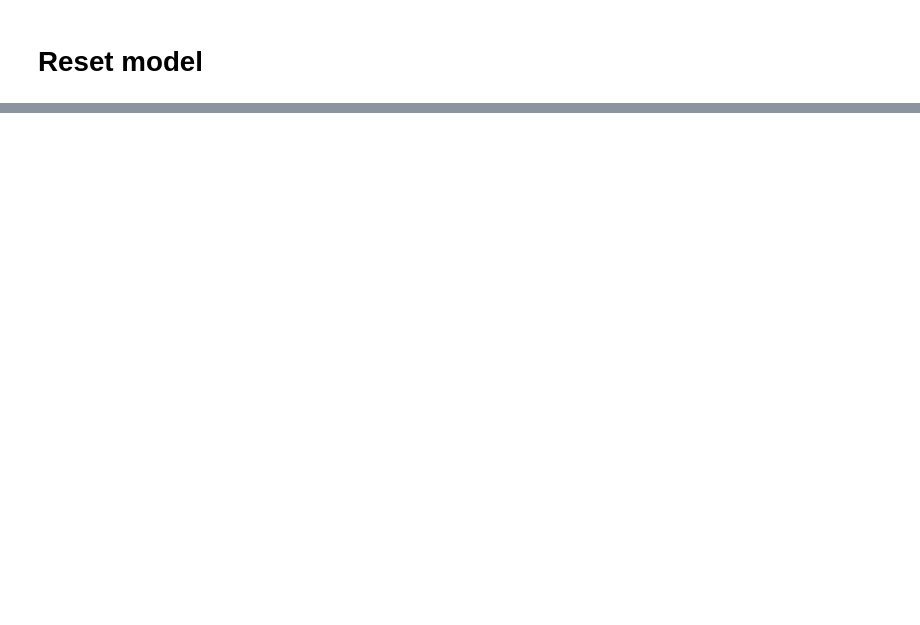
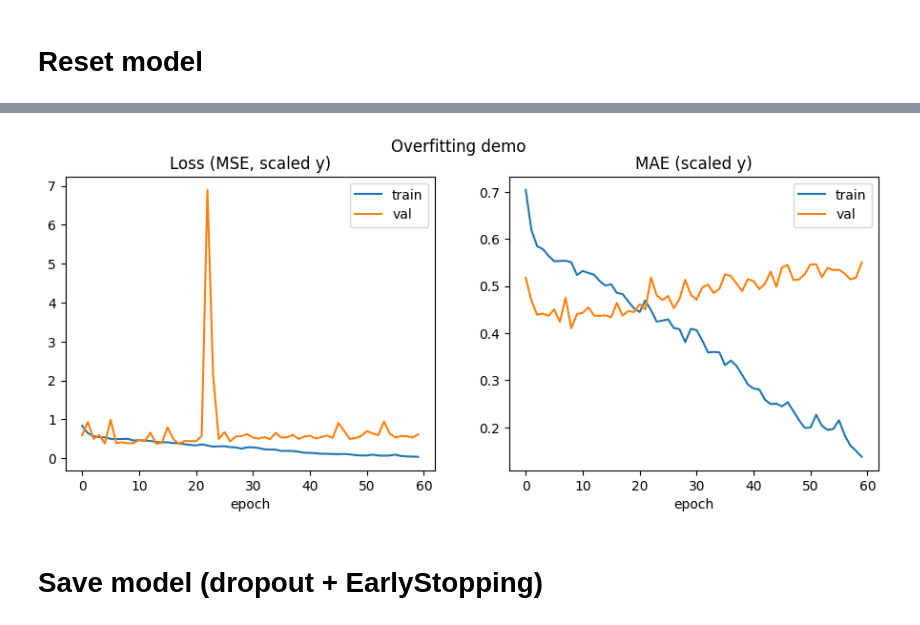
Before and after one commit to SparklePh/KMITL_Deep_Learning_Workshop, a Jupyter notebook: Deep_learning_workshop_2.ipynb, the cells around one changed output, grey strips where cells are left out. Cells and saved outputs as stored; diff of their text form; code cells hidden in the pictures; blank space fills up the shorter version.

```diff
--- a/Deep_learning_workshop_2.ipynb
+++ b/Deep_learning_workshop_2.ipynb
@@ -243,0 +330,6 @@ Restoring model weights from the end of the best epoch: 7.
+# %%
+plot_history(history, "Overfitting demo")
+# %% [output]
+[figure, added]
+# %% [markdown]
+# Save model (dropout + EarlyStopping)
```
Also changed, not shown: parts of 18 cells of this notebook.
